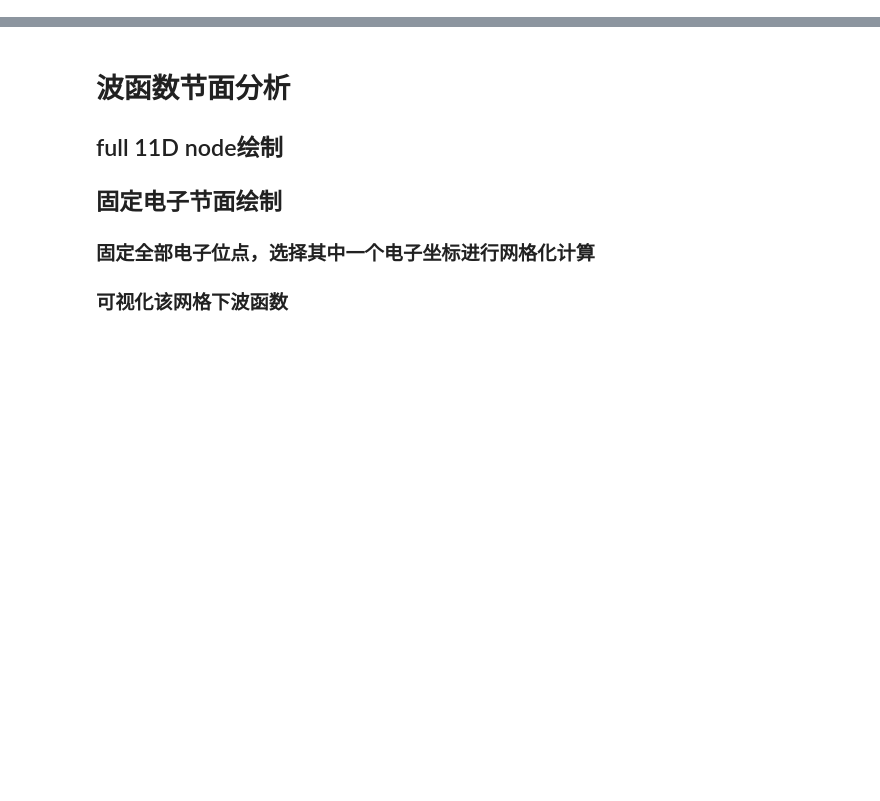
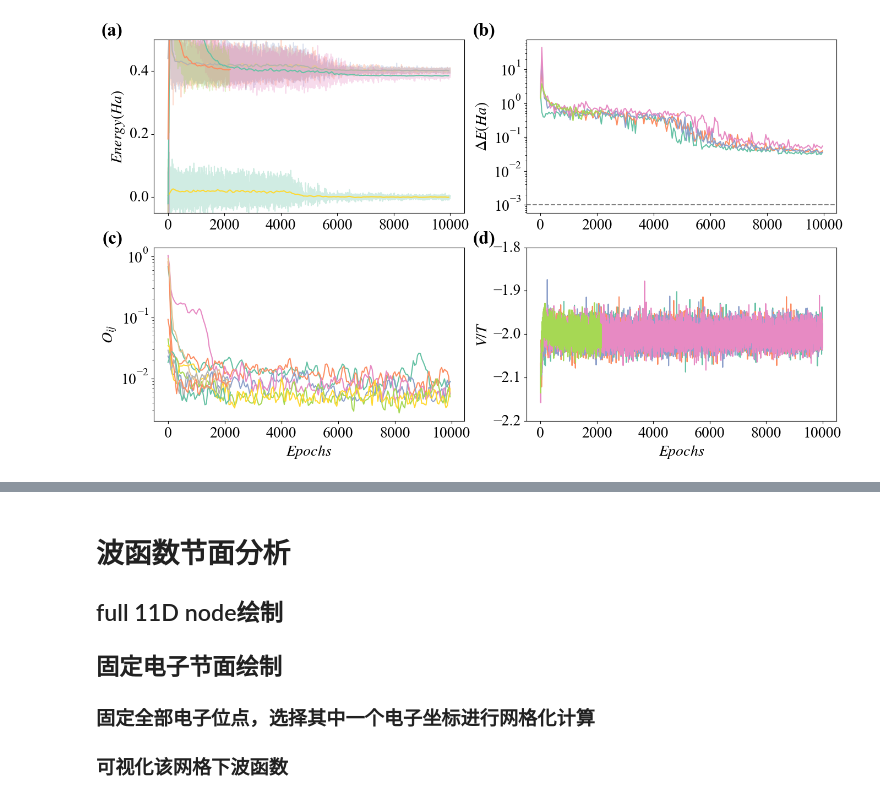
Before and after one commit to KingDamLiu/ferminet-excited, a Jupyter notebook: run/plot_cerve.ipynb, the cells around one changed output, grey strips where cells are left out. Drawn from its saved outputs; the diff is of its cells as text; code cells hidden in the pictures; blank space fills up the shorter version.

Commit message:
add output data to code

```diff
--- a/run/plot_cerve.ipynb
+++ b/run/plot_cerve.ipynb
@@ -9,13 +9,13 @@ import numpy as np
 import pandas as pd
 import matplotlib.pyplot as plt
 
-sys_name = 'data/K_ecp_ferminet'
+sys_name = '/home/liujinde/data/home/liujinde/deep_wavafunction/ferminet-excited/experiment_data/N_5_2_ferminet_1'
 
 
 files = os.listdir(sys_name)
 ckpt_restore_filenames = []
 for file in files:
-    if 'ferminet_2023' in file:
+    if 'ferminet_2023' in file and os.path.exists(sys_name+'/'+file+'/train_stats.csv'):
         ckpt_restore_filenames.append(sys_name+'/'+file+'/train_stats.csv')
 ckpt_restore_filenames.sort()
 
@@ -28,7 +28,7 @@ Verli = []
 for file_name in ckpt_restore_filenames[:]:
     df = pd.read_csv(file_name)
     E.append(df['E_mean_clip'])
-    T.append(df['delta_time'][45])
+    T.append(df['delta_time'])
     Var.append(df['E_var_clip'])
     S.append(df[df.columns[13:]])
     S_numpy.append(df[df.columns[13:]].to_numpy())
@@ -36,10 +36,12 @@ for file_name in ckpt_restore_filenames[:]:
 
 Es = pd.DataFrame(E, index=[i for i in range(len(E))]).T
 Es1 = pd.concat(E, axis=1).rolling(window=100, center=True, min_periods=1).mean()
-E_baseline = Es1.loc[Es1.index[-1]].min()
+T = pd.DataFrame(T, index=[i for i in range(len(T))]).T
+E_baseline = Es1.loc[Es1.index[9999]].min()
 Es -= E_baseline
 Es1 -= E_baseline
-baselines = [0, 0.00376440, 0.11294485, 0.1505598, 0.1510656, 0.1584769, 0.1585051, 0.1712488]
+# baselines = [0, 0.00376440, 0.11294485, 0.1505598, 0.1510656, 0.1584769, 0.1585051, 0.1712488]
+# baselines = [0, 0.1001405, 0.10014335, 0.1001540, 0.193942461, 0.23729824, 0.24912833, 0.259175956, 0.26840219, 0.26840219, 0.26840386, 0.2719841, 0.2719904, 0.2719995]
 
 pd.DataFrame(T, index=[i for i in range(len(T))]).T
 E_vars = pd.DataFrame(Var, index=[i for i in range(len(Var))]).T
@@ -73,7 +73,7 @@ cmap = mpl.cm.get_cmap('Set3')
 plt.subplot(221)
 plt.plot(Es.loc[::1].rolling(window=1, center=True, min_periods=1).mean(), alpha=0.3)
 plt.plot(Es1.loc[::50], alpha=1)
-plt.ylim(-0.05,1)
+plt.ylim(-0.05,0.5)
 # plt.xlabel('Epochs')
 plt.ylabel('$Energy (Ha)$')
 # plt.ylim(-2.05,-1.8)
@@ -82,36 +82,39 @@ plt.text(-0.1, 1.1, '({})'.format(chr(97+0)), transform=plt.gca().transAxes,
         fontsize='large', fontweight='bold', va='top', ha='right')
 baselines=[]
 for baseline in baselines:
-    # 设置灰色虚线
-    plt.axhline(y=baseline, color='gray', linestyle='--')
+    # 设置灰色虚线,线宽设置为0.1
+    plt.axhline(y=baseline, color='gray', linestyle='--', linewidth=0.3)
+
 
 plt.subplot(222)
 plt.plot(E_vars.loc[::50].rolling(window=1, center=True, min_periods=1).mean(), alpha=1)
 plt.yscale("log")
 # plt.xlabel('Epochs')
 plt.ylabel('$\Delta E (Ha)$')
 plt.text(-0.1, 1.1, '({})'.format(chr(97+1)), transform=plt.gca().transAxes,
         fontsize='large', fontweight='bold', va='top', ha='right')
 plt.axhline(y=0.001, color='gray', linestyle='--')
 
 plt.subplot(223)
 # for s in S:
 S_line = pd.concat(S, axis=1)
 plt.plot(S_line.rolling(window=100, center=True, min_periods=1).mean().loc[::50], alpha=1)
 plt.yscale("log")
 plt.xlabel('$Epochs$')
 plt.ylabel('$O_{ij}$')
 plt.text(-0.1, 1.1, '({})'.format(chr(97+2)), transform=plt.gca().transAxes,
         fontsize='large', fontweight='bold', va='top', ha='right')
 
 plt.subplot(224)
 # 按对数显示
 plt.plot(Verlis.loc[::1].rolling(window=1, center=True, min_periods=1).mean(), alpha=1)
 plt.xlabel('$Epochs$')
 plt.ylabel('$V/T$')
-# plt.ylim(-1.9,-2.1)
+plt.ylim(-2.2,-1.8)
 plt.text(-0.1, 1.1, '({})'.format(chr(97+3)), transform=plt.gca().transAxes,
         fontsize='large', fontweight='bold', va='top', ha='right')
 # 保存图片
 plt.savefig('cerve.pdf', dpi=600, bbox_inches='tight')
 # plt.show()
+# %% [output]
+[figure, added]
```
Also changed, not shown: parts of 14 cells of this notebook, 9 other files.
